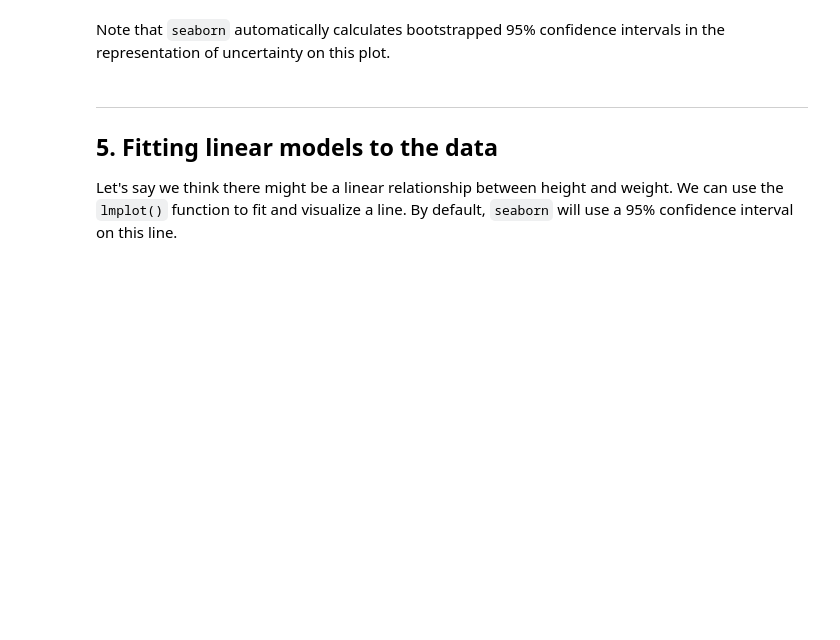
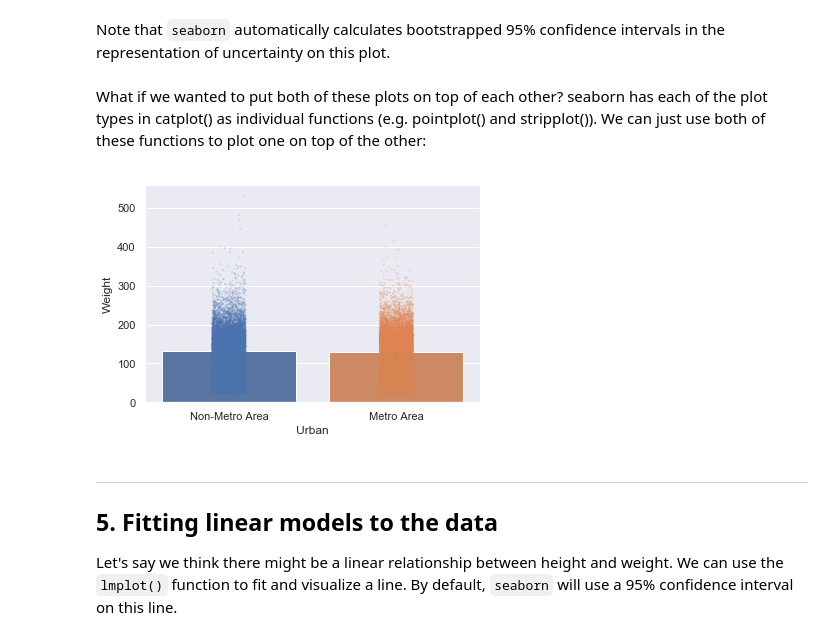
Before and after one commit to cu-psych-computing/cu-psych-comp-tutorial, a Jupyter notebook: Python/plotting/plotting_code.ipynb, the cells around one changed output. Cells and saved outputs as stored; diff of their text form; code cells hidden in the pictures; blank space fills up the shorter version.

Commit message:
added python plotting challenge and slight update to lesson

```diff
--- a/Python/plotting/plotting_code.ipynb
+++ b/Python/plotting/plotting_code.ipynb
@@ -145,6 +145,13 @@ sns.catplot(x="Region",y="Weight",data=nhanes,aspect=2,kind="point",join=False);
 [figure]
 # %% [markdown]
 Note that `seaborn` automatically calculates bootstrapped 95% confidence intervals in the representation of uncertainty on this plot.
+# %% [markdown]
+What if we wanted to put both of these plots on top of each other? seaborn has each of the plot types in catplot() as individual functions (e.g. pointplot() and stripplot()). We can just use both of these functions to plot one on top of the other:
+# %%
+sns.barplot(x="Urban",y="Weight",data=nhanes)
+sns.stripplot(x="Urban",y="Weight",data=nhanes,s=2,alpha=0.2);
+# %% [output]
+[figure, added]
 # %% [markdown]
 ---
 ## 5. Fitting linear models to the data
```
Also changed, not shown: parts of 1 cell of this notebook, 2 other files.
